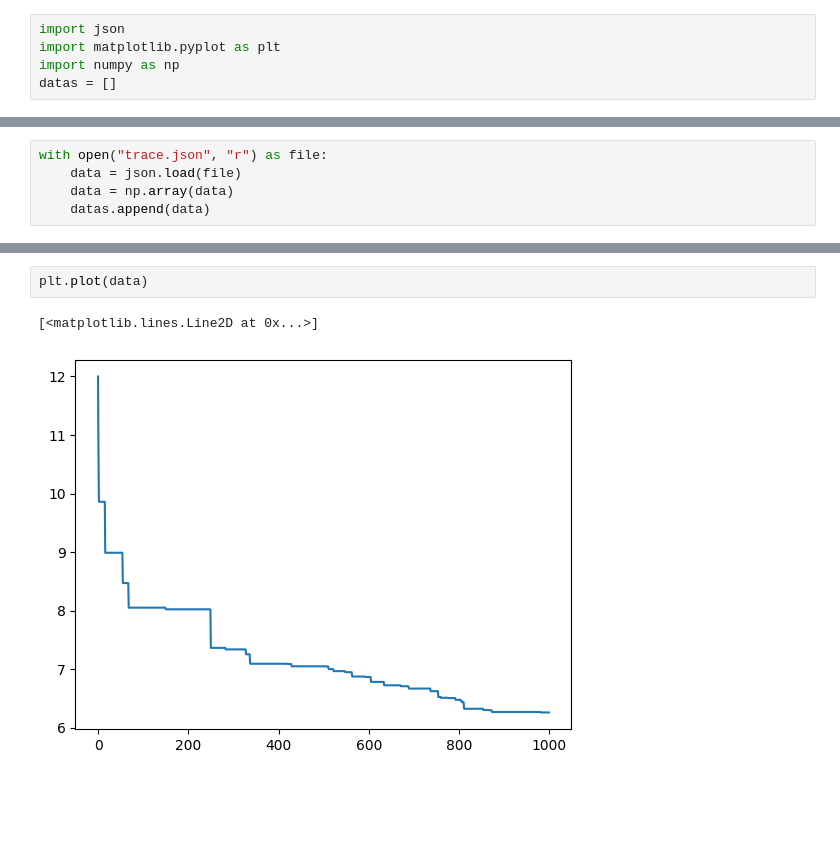
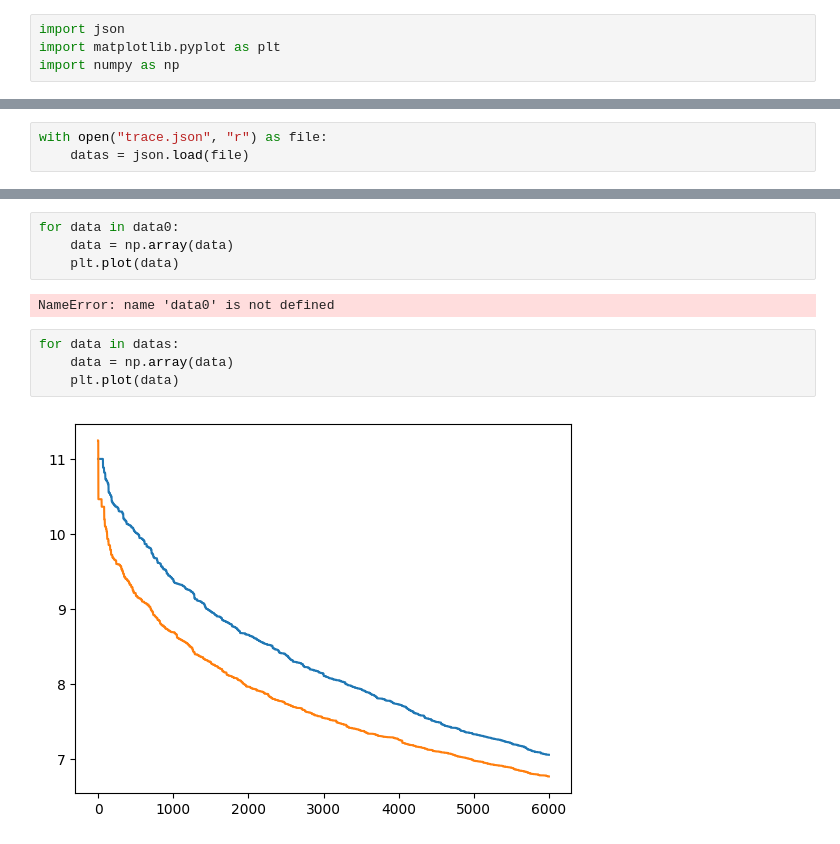
Before and after one commit to zalt00/ant_colony, a Jupyter notebook: data.ipynb, the cells around one changed output, grey strips where cells are left out. Drawn from its saved outputs; the diff is of its cells as text; blank space fills up the shorter version.

```diff
--- a/data.ipynb
+++ b/data.ipynb
@@ -2,4 +2,3 @@
 import json
 import matplotlib.pyplot as plt
 import numpy as np
-datas = []
@@ -6,5 +7,3 @@ datas = []
 # %%
 with open("trace.json", "r") as file:
-    data = json.load(file)
-    data = np.array(data)
-    datas.append(data)
+    datas = json.load(file)
@@ -17,5 +10,12 @@ plt.plot(datas[-2])
 # %%
-plt.plot(data)
+for data in data0:
+    data = np.array(data)
+    plt.plot(data)
 # %% [output]
-[<matplotlib.lines.Line2D at 0x...>]
+NameError: name 'data0' is not defined
-[figure, removed]
+# %%
+for data in datas:
+    data = np.array(data)
+    plt.plot(data)
+# %% [output]
+[figure, added]
```
Also changed, not shown: parts of 4 cells of this notebook, 13 other files.
